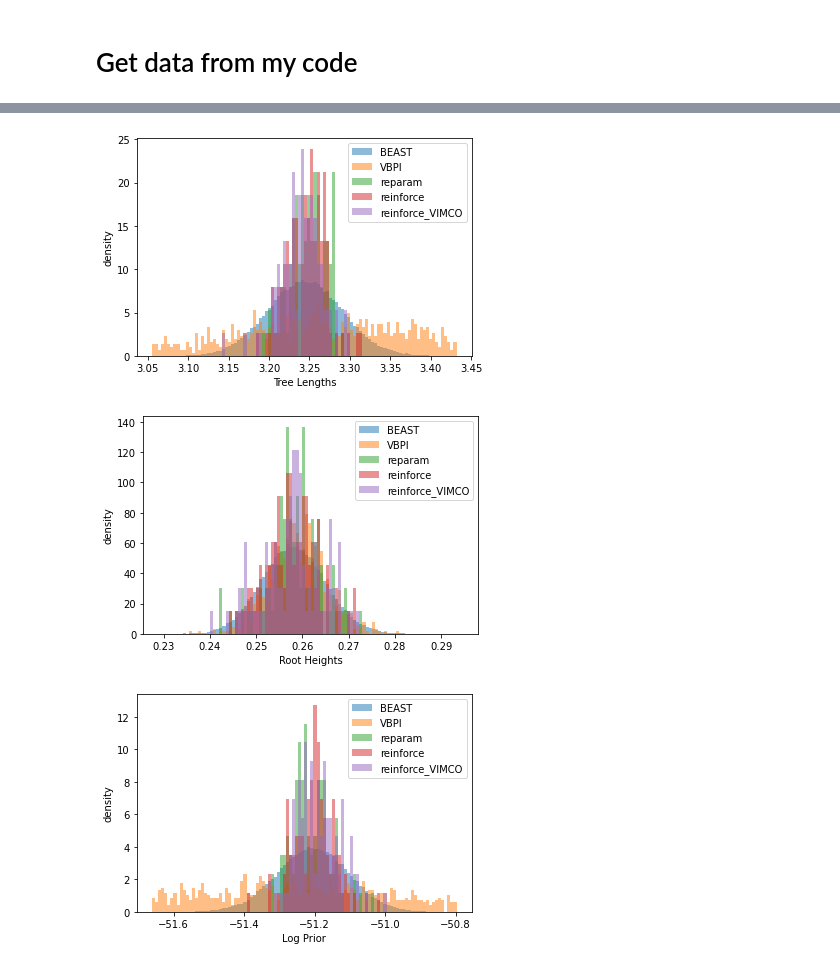
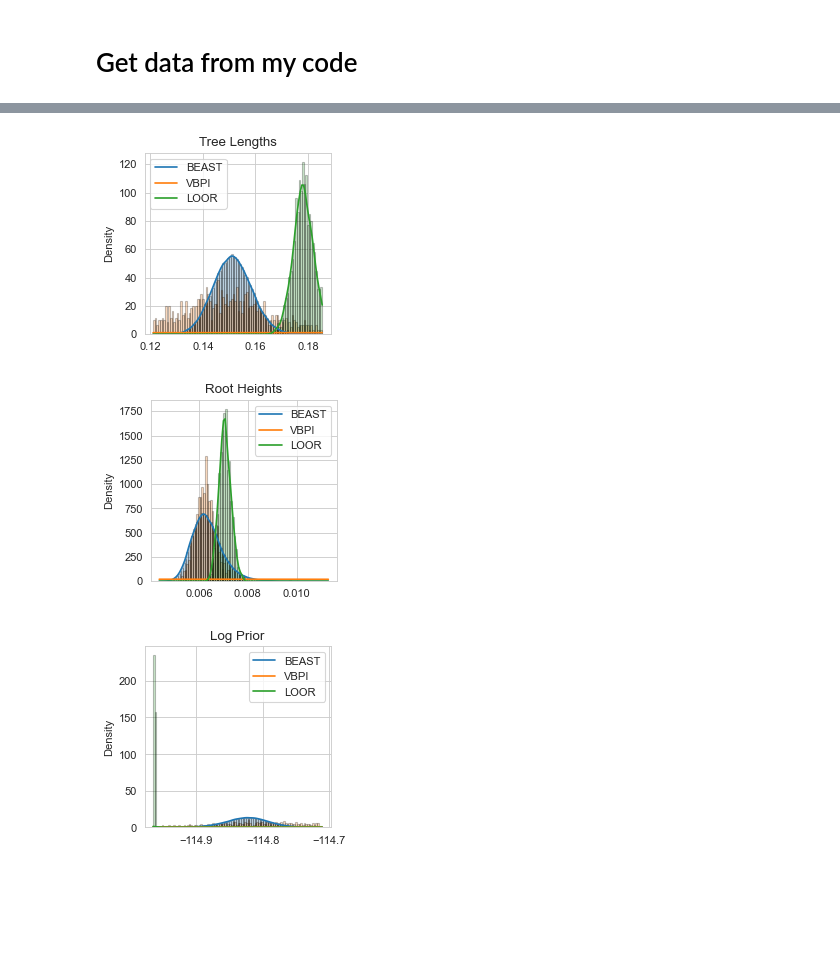
Before and after one commit to EvanSidrow/VIPR, a Jupyter notebook: src/plot_results.ipynb, the cells around one changed output, grey strips where cells are left out. Cells and saved outputs as stored; diff of their text form; code cells hidden in the pictures; blank space fills up the shorter version.

```diff
--- a/src/plot_results.ipynb
+++ b/src/plot_results.ipynb
@@ -253,7 +543,7 @@ def write_newick(node):
         bl = node.parent.coal_time.item() - node.coal_time.item()
         return "(" + write_newick(node.children[0]) + "," + write_newick(node.children[1]) + "):" + str(bl)
 # %%
-theta = torch.tensor(optims['reinforce'].theta)
+theta = torch.tensor(optims['VIMCO'].theta)
 
 with open(data_file, 'rb') as f:
     DS = pickle.load(f)
@@ -272,6 +562,9 @@ nuc2vec = {'A':[1.,0.,0.,0.], 'G':[0.,1.,0.,0.], 'C':[0.,0.,1.,0.], 'T':[0.,0.,0
            'Y':[0.,0.,1.,1.], 'S':[0.,1.,1.,0.], 'W':[1.,0.,0.,1.], 'K':[0.,1.,0.,1.],
            'M':[1.,0.,1.,0.], 'B':[0.,1.,1.,1.], 'D':[1.,1.,0.,1.], 'H':[1.,0.,1.,1.],
            'V':[1.,1.,1.,0.], '.':[1.,1.,1.,1.], 'U':[0.,0.,0.,1.], 'n':[1.,1.,1.,1.]}
+
+for key in list(nuc2vec):
+    nuc2vec[key.lower()] = nuc2vec[key]
 
 tree_log_probs = torch.tensor([[nuc2vec[g] for g in genome] for genome in genomes],
                                 dtype = torch.float64)
@@ -335,7 +628,7 @@ root_heights = {}
 log_likes = {}
 log_priors = {}
 log_qs = {}
-MLLs = {}
+p_qs = {}
 # %% [markdown]
 # Get data from BEAST
 # %%
@@ -357,7 +648,7 @@ root_heights["VBPI"] = []
 tree_lengths["VBPI"] = []
 log_priors["VBPI"] = []
 log_likes["VBPI"] = []
-MLLs["VBPI"] = []
+p_qs["VBPI"] = []
 
 for i in range(n_runs):
     print(i)
@@ -382,7 +673,7 @@ for i in range(n_runs):
         tree_lengths["VBPI"].extend(list(np.sum(samp_branch.numpy(),axis=1)))
         log_priors["VBPI"].extend(list(logp_coalescent_prior.numpy() + logp_clock_rate))
         log_likes["VBPI"].extend(list(logll.numpy()))
-        MLLs["VBPI"].append(torch.logsumexp(logll + logp_coalescent_prior + logp_clock_rate - logq_tree - logq_height - logq_prior - logq_clock_rate - math.log(n_particles), 0).item())
+        p_qs["VBPI"].append(torch.logsumexp(logll + logp_coalescent_prior + logp_clock_rate - logq_tree - logq_height - logq_prior - logq_clock_rate - math.log(n_particles), 0).item())
 # %% [output]
 0
 1
@@ -469,32 +904,43 @@ for model in ["reparam","reinforce","reinforce_VIMCO"]:
 # %%
 def plot_hist(data,title):
 
+    plt.figure(figsize=(3, 3), dpi=80)
+
     colors = {"BEAST":plt.cm.tab10(0),
               "VBPI":plt.cm.tab10(1),
-              "reparam":plt.cm.tab10(2),
-              "reinforce":plt.cm.tab10(3),
-              "reinforce_VIMCO":plt.cm.tab10(4)}
+              "reinforce":plt.cm.tab10(2)}
 
     keys = list(data.keys())
-    _, bins, _ = plt.hist(data[keys[0]], bins = 100, alpha = 0.5, density=True, color=colors[keys[0]])
+    _, bins, _ = plt.hist(data[keys[0]], bins = 100, edgecolor='black', alpha = 0.25,
+                          density=True, color=colors[keys[0]])
+
+    # Calculate the estimated density
+    density = gaussian_kde(data[keys[0]])
+    density_vals = density(bins)
+    plt.plot(bins, density_vals, linestyle='-', color=colors[keys[0]])
 
     for key in keys[1:]:
-        plt.hist(data[key], bins = bins, alpha = 0.5, density=True, color=colors[key])
+        plt.hist(data[key], bins = bins, edgecolor='black', alpha = 0.25,
+                 density=True, color=colors[key])
+        density = gaussian_kde(data[key])
+        density_vals = density(bins)
+        plt.plot(bins, density_vals, linestyle='-', color=colors[key])
 
-    plt.legend(keys)
-    plt.xlabel(title)
-    plt.ylabel("density")
+    plt.legend(["BEAST","VBPI","LOOR"])
+
+    plt.title(title)
+    plt.ylabel("Density")
     plt.savefig('../plt/'+data_set+'/'+data_set+'_'+title+'_hist.png')
     plt.show()
 # %%
-plot_hist(tree_lengths,"Tree Lengths")
+plot_hist({k: tree_lengths[k] for k in ["BEAST","VBPI","reinforce"]},"Tree Lengths")
 # %% [output]
-[figure, old version]
+[figure, new version]
 # %%
-plot_hist(root_heights,"Root Heights")
+plot_hist({k: root_heights[k] for k in ["BEAST","VBPI","reinforce"]},"Root Heights")
 # %% [output]
-[figure, old version]
+[figure, new version]
 # %%
-plot_hist(log_priors,"Log Prior")
+plot_hist({k: log_priors[k] for k in ["BEAST","VBPI","reinforce"]},"Log Prior")
 # %% [output]
-[figure, old version]
+[figure, new version]
```
Also changed, not shown: parts of 33 cells of this notebook, 10 other files.
